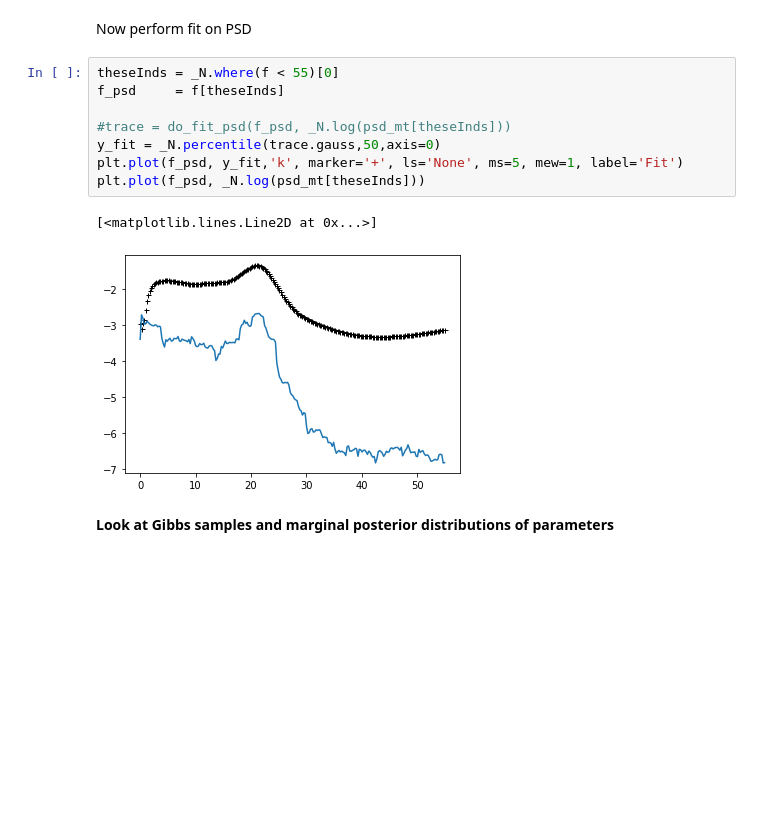
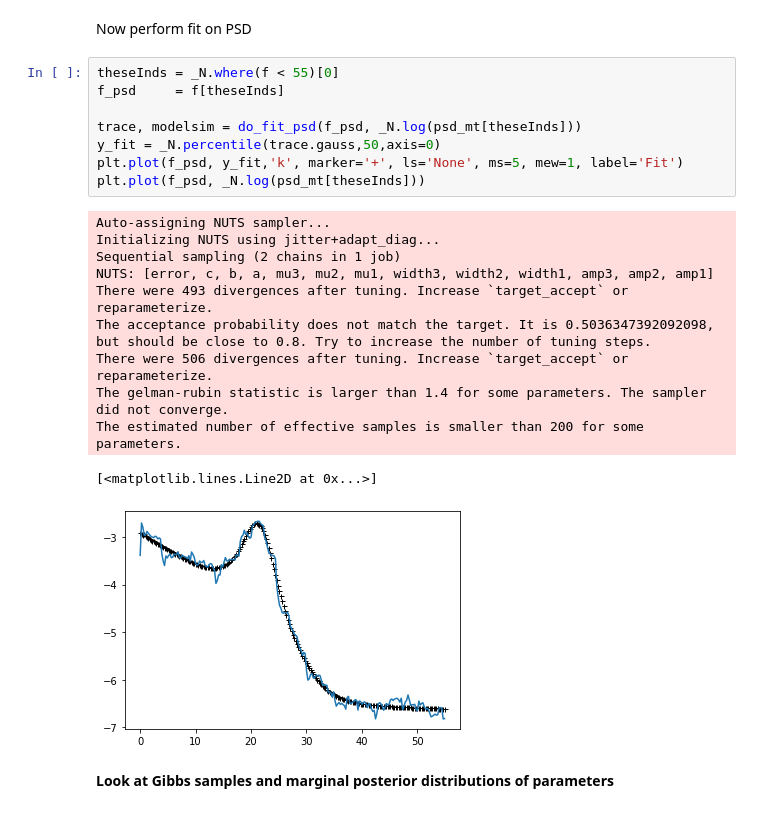
Before and after one commit to AraiKensuke/FitSpectrum, a Jupyter notebook: FitPowerSpec.ipynb, the cells around one changed output. Cells and saved outputs as stored; diff of their text form; blank space fills up the shorter version.

```diff
--- a/FitPowerSpec.ipynb
+++ b/FitPowerSpec.ipynb
@@ -129,14 +129,23 @@ Now perform fit on PSD
 # %%
 theseInds = _N.where(f < 55)[0]
 f_psd     = f[theseInds]
 
-#trace = do_fit_psd(f_psd, _N.log(psd_mt[theseInds]))
+trace, modelsim = do_fit_psd(f_psd, _N.log(psd_mt[theseInds]))
 y_fit = _N.percentile(trace.gauss,50,axis=0)
 plt.plot(f_psd, y_fit,'k', marker='+', ls='None', ms=5, mew=1, label='Fit')
 plt.plot(f_psd, _N.log(psd_mt[theseInds]))
 # %% [output]
-[<matplotlib.lines.Line2D at 0x...>]
+Auto-assigning NUTS sampler...
+Initializing NUTS using jitter+adapt_diag...
+Sequential sampling (2 chains in 1 job)
+NUTS: [error, c, b, a, mu3, mu2, mu1, width3, width2, width1, amp3, amp2, amp1]
+There were 493 divergences after tuning. Increase `target_accept` or reparameterize.
+The acceptance probability does not match the target. It is 0.5036347392092098, but should be close to 0.8. Try to increase the number of tuning steps.
+There were 506 divergences after tuning. Increase `target_accept` or reparameterize.
+The gelman-rubin statistic is larger than 1.4 for some parameters. The sampler did not converge.
+The estimated number of effective samples is smaller than 200 for some parameters.
+[<matplotlib.lines.Line2D at 0x...>]
-[figure, old version]
+[figure, new version]
 # %% [markdown]
 **Look at Gibbs samples and marginal posterior distributions of parameters**
 # %%
```
Also changed, not shown: parts of 2 cells of this notebook.
